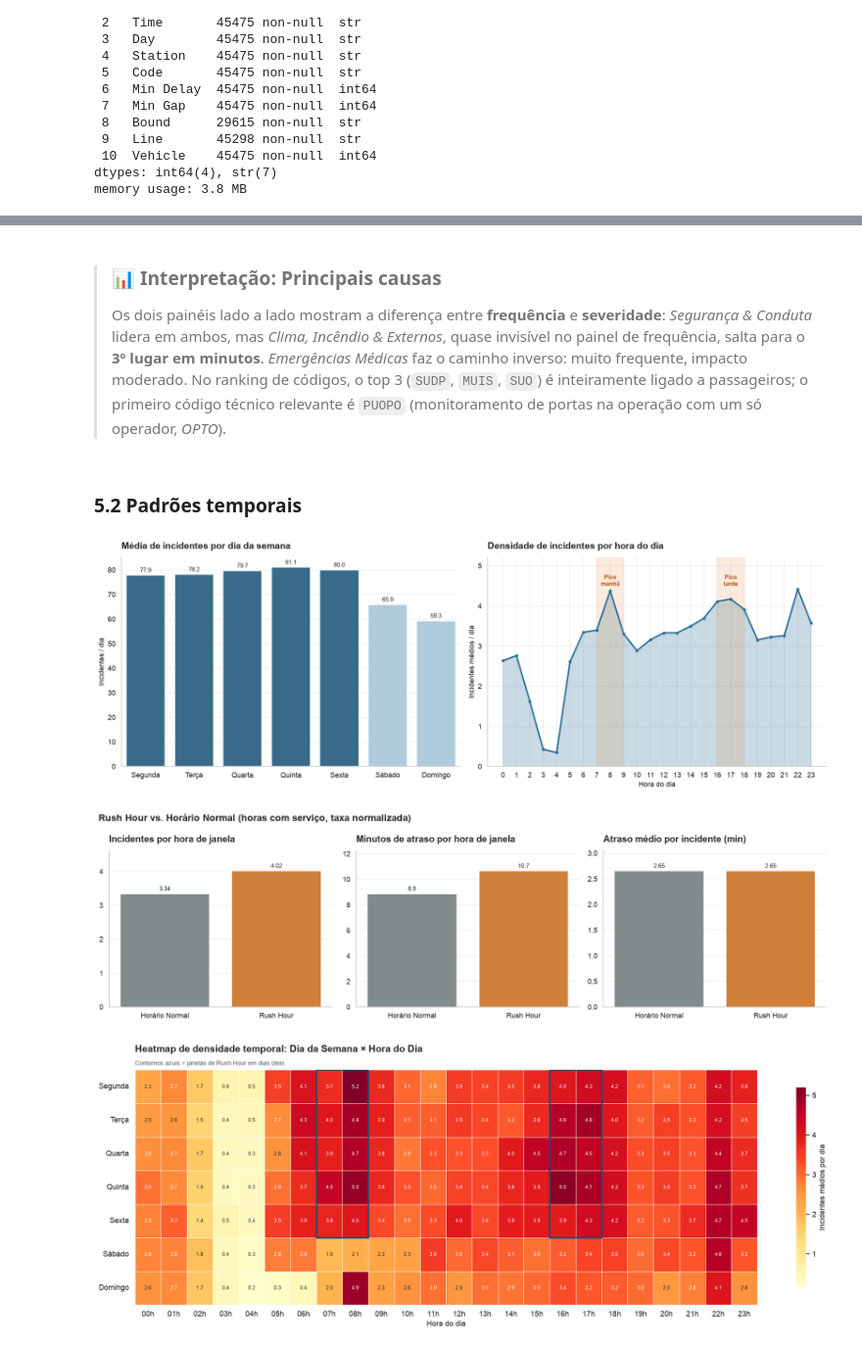
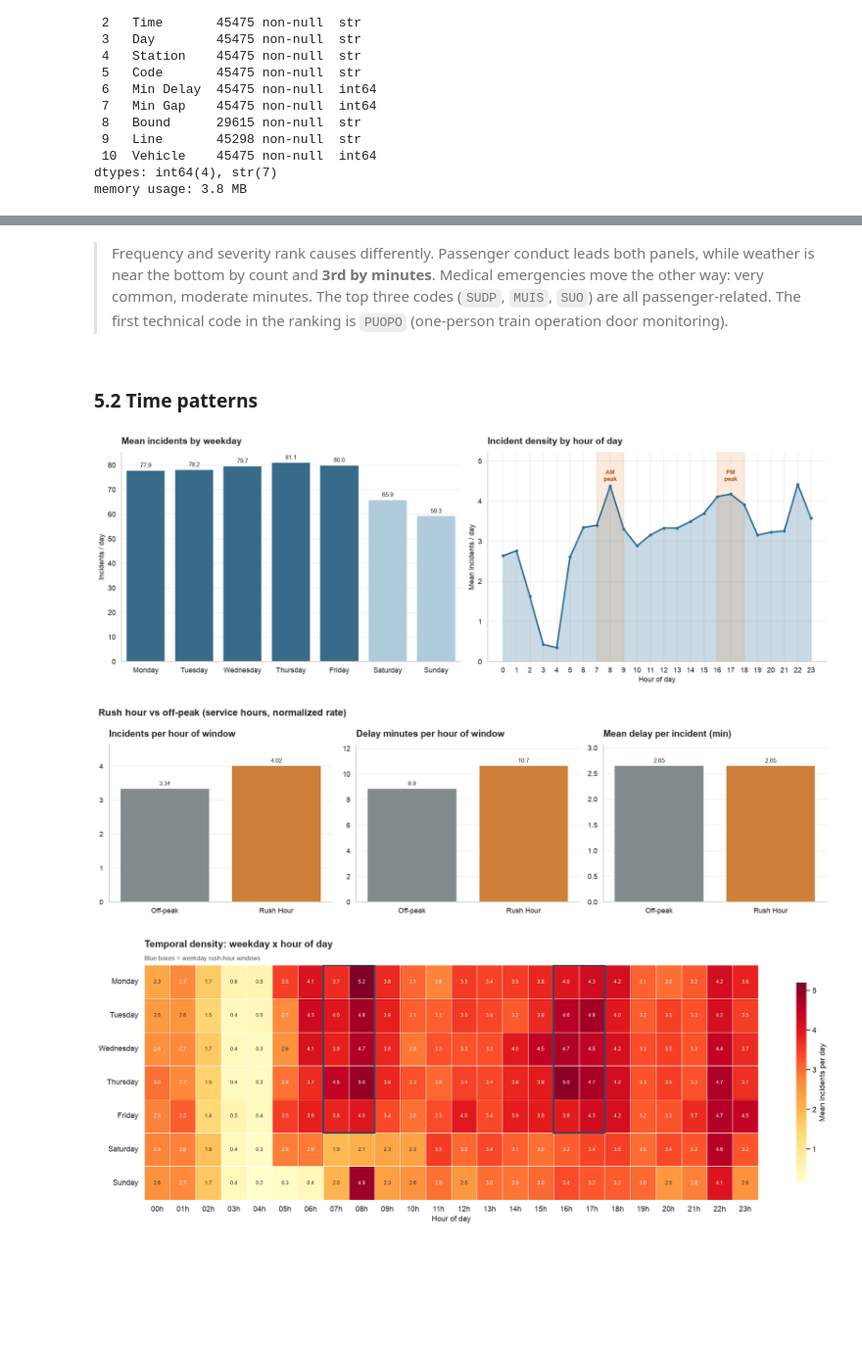
Before and after one commit to rafaelromwno/ttc-toronto, a Jupyter notebook: src/ttc_subway_delay_kdd.ipynb, the cells around one changed output, grey strips where cells are left out. Shown at 98% size. Cells and saved outputs as stored; diff of their text form; code cells hidden in the pictures; blank space fills up the shorter version.

```diff
--- a/src/ttc_subway_delay_kdd.ipynb
+++ b/src/ttc_subway_delay_kdd.ipynb
@@ -732,14 +684,14 @@ def is_rush_hour(moment: time) -> bool:
 
 def period_of_day(hour: int) -> str:
     if hour < 6:
-        return "Madrugada (00–06h)"
+        return "Overnight (00-06)"
     if hour < 9:
-        return "Manhã / Pico (06–09h)"
+        return "Morning peak (06-09)"
     if hour < 16:
-        return "Entrepico (09–16h)"
+        return "Midday (09-16)"
     if hour < 19:
-        return "Tarde / Pico (16–19h)"
-    return "Noite (19–24h)"
+        return "Afternoon peak (16-19)"
+    return "Evening (19-24)"
 
 
 def add_temporal_features(df: pd.DataFrame) -> pd.DataFrame:
@@ -748,7 +700,6 @@ def add_temporal_features(df: pd.DataFrame) -> pd.DataFrame:
     out["Is_Rush_Hour"] = out["Time"].map(is_rush_hour)
     out["Period_of_Day"] = out["Hour"].map(period_of_day)
     out["Day"] = pd.Categorical(out["Day"], categories=WEEKDAY_ORDER, ordered=True)
-    out["Day_PT"] = pd.Categorical(out["Day"].map(WEEKDAY_PT), categories=list(WEEKDAY_PT.values()), ordered=True)
     out["Is_Weekend"] = out["Day"].isin(["Saturday", "Sunday"])
     out["Year_Month"] = out["Date"].dt.to_period("M")
     out["Has_Delay"] = out["Min Delay"] > 0
@@ -756,5 +707,5 @@ def add_temporal_features(df: pd.DataFrame) -> pd.DataFrame:
 
 
 df = add_temporal_features(clean_df)
-df[["Time", "Hour", "Is_Rush_Hour", "Period_of_Day", "Day_PT", "Is_Weekend"]].sample(6, random_state=7)
+df[["Time", "Hour", "Is_Rush_Hour", "Period_of_Day", "Day", "Is_Weekend"]].sample(6, random_state=7)
 # %% [output]
@@ -950,7 +889,7 @@ def add_line_names(df: pd.DataFrame) -> pd.DataFrame:
 
 
 ANALYTICAL_COLUMNS = [
-    "_id", "Timestamp", "Date", "Time", "Day", "Day_PT", "Hour", "Is_Rush_Hour", "Period_of_Day", "Is_Weekend",
+    "_id", "Timestamp", "Date", "Time", "Day", "Hour", "Is_Rush_Hour", "Period_of_Day", "Is_Weekend",
     "Year_Month", "Station", "Station_Std", "Is_Station", "Line_Std", "Line_Name", "Bound", "Vehicle",
     "Code", "Code_Description", "Incident_Department", "Incident_Category",
     "Min Delay", "Min Gap", "Min Delay_Capped", "Min Gap_Capped", "Has_Delay", "Is_Extreme_Delay",
@@ -959,7 +898,7 @@ ANALYTICAL_COLUMNS = [
 df = add_line_names(df)[ANALYTICAL_COLUMNS]
 single_line_df = df[df["Line_Std"].isin(LINES_IN_SCOPE)]
 
-print(f"Base analítica: {df.shape[0]:,} registros × {df.shape[1]} colunas")
-print(f"Incidentes de linha única: {len(single_line_df):,} | Multi-linha: {(df['Line_Std'] == 'MULTI').sum():,}")
+print(f"Analysis table: {df.shape[0]:,} rows x {df.shape[1]} columns")
+print(f"Single-line incidents: {len(single_line_df):,} | Multi-line: {(df['Line_Std'] == 'MULTI').sum():,}")
 df.head()
 # %% [output]
@@ -1092,8 +1018,8 @@ Como o período não tem exatamente o mesmo número de cada dia da semana, além
 # %%
-days_in_period = df.groupby("Day_PT", observed=True)["Date"].nunique().rename("Dias_no_Periodo")
-weekday_summary = summarize(df, "Day_PT").join(days_in_period)
-weekday_summary["Incidentes_por_Dia"] = weekday_summary["Incidentes"] / weekday_summary["Dias_no_Periodo"]
-weekday_summary["Minutos_por_Dia"] = weekday_summary["Minutos_Atraso"] / weekday_summary["Dias_no_Periodo"]
+days_in_period = df.groupby("Day", observed=True)["Date"].nunique().rename("Days_in_Period")
+weekday_summary = summarize(df, "Day").join(days_in_period)
+weekday_summary["Incidents_per_Day"] = weekday_summary["Incidents"] / weekday_summary["Days_in_Period"]
+weekday_summary["Minutes_per_Day"] = weekday_summary["Delay_Minutes"] / weekday_summary["Days_in_Period"]
 
-show(weekday_summary).format({"Incidentes_por_Dia": "{:.1f}", "Minutos_por_Dia": "{:,.0f}"}, subset=["Incidentes_por_Dia", "Minutos_por_Dia"])
+show(weekday_summary).format({"Incidents_per_Day": "{:.1f}", "Minutes_per_Day": "{:,.0f}"}, subset=["Incidents_per_Day", "Minutes_per_Day"])
 # %% [output]
@@ -1190,6 +1113,6 @@ datas daquele dia da semana). Ela é a base do heatmap da seção 5.
 # %%
 weekday_hour_matrix = (
-    df.pivot_table(index="Day_PT", columns="Hour", values="Code", aggfunc="size", fill_value=0, observed=True)
+    df.pivot_table(index="Day", columns="Hour", values="Code", aggfunc="size", fill_value=0, observed=True)
       .reindex(columns=range(24), fill_value=0)
       .div(days_in_period, axis=0)
 )
@@ -1515,45 +1408,39 @@ plt.show()
 # %% [markdown]
-> ### 📊 Interpretação: Principais causas
->
-> Os dois painéis lado a lado mostram a diferença entre **frequência** e **severidade**: *Segurança & Conduta* lidera em
-> ambos, mas *Clima, Incêndio & Externos*, quase invisível no painel de frequência, salta para o **3º lugar em minutos**.
-> *Emergências Médicas* faz o caminho inverso: muito frequente, impacto moderado. No ranking de códigos, o top 3
-> (`SUDP`, `MUIS`, `SUO`) é inteiramente ligado a passageiros; o primeiro código técnico relevante é `PUOPO`
-> (monitoramento de portas na operação com um só operador, *OPTO*).
+> Frequency and severity rank causes differently. Passenger conduct leads both panels, while weather is near the bottom by count and **3rd by minutes**. Medical emergencies move the other way: very common, moderate minutes. The top three codes (`SUDP`, `MUIS`, `SUO`) are all passenger-related. The first technical code in the ranking is `PUOPO` (one-person train operation door monitoring).
 # %% [markdown]
-### 5.2 Padrões temporais
+### 5.2 Time patterns
 # %%
 fig, axes = plt.subplots(1, 2, figsize=(17, 6))
 
 day_labels = weekday_summary.index.astype(str).tolist()
 day_colors = ["#2A6F97"] * 5 + ["#A9CCE3"] * 2
-sns.barplot(x=day_labels, y=weekday_summary["Incidentes_por_Dia"].values, hue=day_labels,
+sns.barplot(x=day_labels, y=weekday_summary["Incidents_per_Day"].values, hue=day_labels,
             palette=day_colors, legend=False, dodge=False, ax=axes[0])
 label_bars(axes[0], fmt="{:.1f}")
-style_axis(axes[0], "Média de incidentes por dia da semana", "", "Incidentes / dia")
+style_axis(axes[0], "Mean incidents by weekday", "", "Incidents / day")
 
-hourly = hourly_summary["Incidentes"] / df["Date"].nunique()
+hourly = hourly_summary["Incidents"] / df["Date"].nunique()
 axes[1].fill_between(hourly.index, hourly.values, color="#2A6F97", alpha=0.25)
 axes[1].plot(hourly.index, hourly.values, color="#2A6F97", lw=2.5, marker="o", markersize=4)
 for start, end in RUSH_HOUR_WINDOWS:
     axes[1].axvspan(start.hour, end.hour, color="#E67E22", alpha=0.15)
-axes[1].text(8, hourly.max() * 1.02, "Pico\nmanhã", ha="center", color="#B9581A", fontsize=10, fontweight="bold")
-axes[1].text(17, hourly.max() * 1.02, "Pico\ntarde", ha="center", color="#B9581A", fontsize=10, fontweight="bold")
+axes[1].text(8, hourly.max() * 1.02, "AM\npeak", ha="center", color="#B9581A", fontsize=10, fontweight="bold")
+axes[1].text(17, hourly.max() * 1.02, "PM\npeak", ha="center", color="#B9581A", fontsize=10, fontweight="bold")
 axes[1].set_xticks(range(24))
 axes[1].set_ylim(0, hourly.max() * 1.18)
-style_axis(axes[1], "Densidade de incidentes por hora do dia", "Hora do dia", "Incidentes médios / dia")
+style_axis(axes[1], "Incident density by hour of day", "Hour of day", "Mean incidents / day")
 
 plt.tight_layout()
 plt.show()
 # %% [output]
-[figure, old version]
+[figure, new version]
 # %%
 fig, axes = plt.subplots(1, 3, figsize=(17, 5))
-rush_colors = {"Rush Hour": "#E67E22", "Horário Normal": "#7F8C8D"}
+rush_colors = {"Rush Hour": "#E67E22", "Off-peak": "#7F8C8D"}
 metrics = [
-    ("Incidentes_por_Hora", "Incidentes por hora de janela", "{:.2f}"),
-    ("Minutos_por_Hora", "Minutos de atraso por hora de janela", "{:.1f}"),
-    ("Atraso_Medio", "Atraso médio por incidente (min)", "{:.2f}"),
+    ("Incidents_per_Hour", "Incidents per hour of window", "{:.2f}"),
+    ("Minutes_per_Hour", "Delay minutes per hour of window", "{:.1f}"),
+    ("Mean_Delay", "Mean delay per incident (min)", "{:.2f}"),
 ]
 for ax, (column, title, fmt) in zip(axes, metrics):
     sns.barplot(x=rush_summary.index, y=rush_summary[column], hue=rush_summary.index, palette=rush_colors,
@@ -1561,25 +1448,25 @@ for ax, (column, title, fmt) in zip(axes, metrics):
     label_bars(ax, fmt=fmt)
     ax.margins(y=0.15)
     style_axis(ax, title)
-fig.suptitle("Rush Hour vs. Horário Normal (horas com serviço, taxa normalizada)", fontsize=16, fontweight="bold",
+fig.suptitle("Rush hour vs off-peak (service hours, normalized rate)", fontsize=16, fontweight="bold",
              x=0.01, ha="left")
 plt.tight_layout()
 plt.show()
 # %% [output]
-[figure, old version]
+[figure, new version]
 # %%
 fig, ax = plt.subplots(figsize=(18, 6.5))
 sns.heatmap(weekday_hour_matrix, cmap="YlOrRd", linewidths=0.4, linecolor="white",
-            cbar_kws={"label": "Incidentes médios por dia", "shrink": 0.85}, annot=True, fmt=".1f",
+            cbar_kws={"label": "Mean incidents per day", "shrink": 0.85}, annot=True, fmt=".1f",
             annot_kws={"fontsize": 8}, ax=ax)
 for start, end in RUSH_HOUR_WINDOWS:
     ax.add_patch(plt.Rectangle((start.hour, 0), end.hour - start.hour, 5, fill=False, edgecolor="#1B4F72", lw=2.5))
 ax.set_xticklabels([f"{h:02d}h" for h in range(24)], rotation=0)
 ax.set_yticklabels(ax.get_yticklabels(), rotation=0)
-style_axis(ax, "Heatmap de densidade temporal: Dia da Semana × Hora do Dia", "Hora do dia", "",
-           subtitle="Contornos azuis = janelas de Rush Hour em dias úteis")
+style_axis(ax, "Temporal density: weekday x hour of day", "Hour of day", "",
+           subtitle="Blue boxes = weekday rush-hour windows")
 plt.tight_layout()
 plt.show()
 # %% [output]
-[figure, old version]
+[figure, new version]
 # %% [markdown]
```
Also changed, not shown: parts of 95 cells of this notebook, 1 other file.
